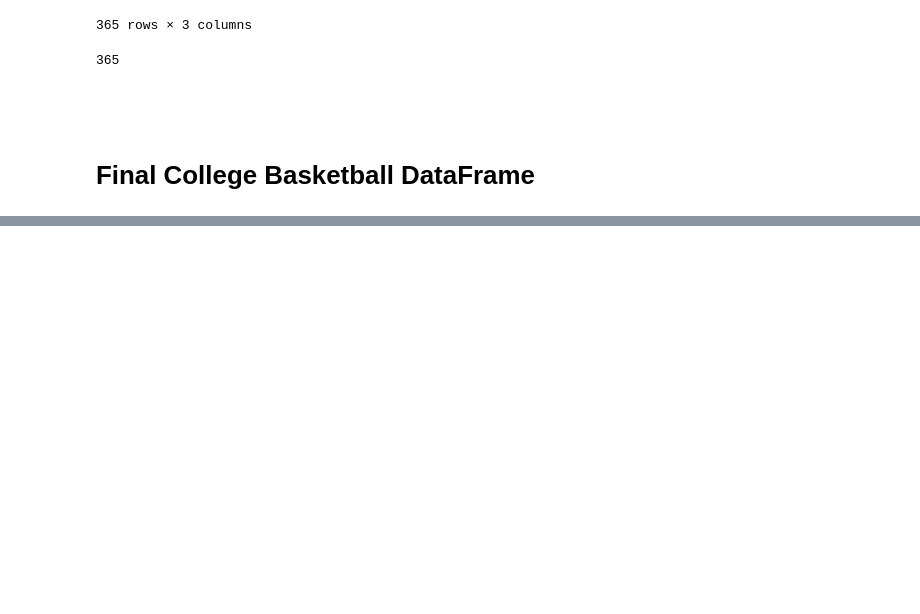
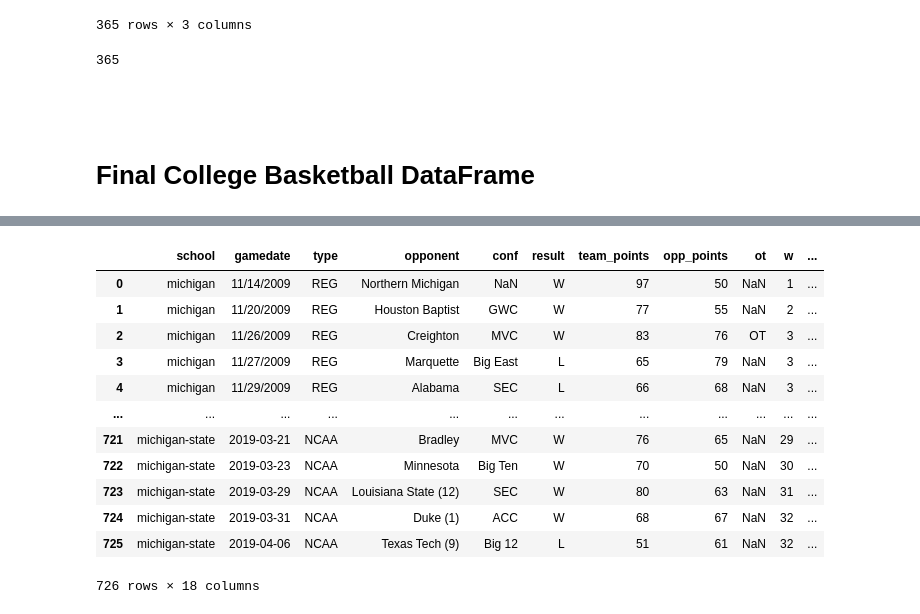
Before and after one commit to djboudia/milestone, a Jupyter notebook: 03_notebooks/basketball_times.ipynb, the cells around one changed output, grey strips where cells are left out. Saved outputs shown, nothing was run; the diff lists cells and outputs as text; code cells hidden in the pictures; blank space fills up the shorter version.

```diff
--- a/03_notebooks/basketball_times.ipynb
+++ b/03_notebooks/basketball_times.ipynb
@@ -625,2 +673,18 @@ df_basketball[-40:-1]
+# %%
+df_basketball
+# %% [output]
+|  | school | gamedate | type | opponent | conf | result | team_points | opp_points | ot | w | ... |
+| 0 | michigan | 11/14/2009 | REG | Northern Michigan | NaN | W | 97 | 50 | NaN | 1 | ... |
+| 1 | michigan | 11/20/2009 | REG | Houston Baptist | GWC | W | 77 | 55 | NaN | 2 | ... |
+| 2 | michigan | 11/26/2009 | REG | Creighton | MVC | W | 83 | 76 | OT | 3 | ... |
+| 3 | michigan | 11/27/2009 | REG | Marquette | Big East | L | 65 | 79 | NaN | 3 | ... |
+| 4 | michigan | 11/29/2009 | REG | Alabama | SEC | L | 66 | 68 | NaN | 3 | ... |
+| ... | ... | ... | ... | ... | ... | ... | ... | ... | ... | ... | ... |
+| 721 | michigan-state | 2019-03-21 | NCAA | Bradley | MVC | W | 76 | 65 | NaN | 29 | ... |
+| 722 | michigan-state | 2019-03-23 | NCAA | Minnesota | Big Ten | W | 70 | 50 | NaN | 30 | ... |
+| 723 | michigan-state | 2019-03-29 | NCAA | Louisiana State (12) | SEC | W | 80 | 63 | NaN | 31 | ... |
+| 724 | michigan-state | 2019-03-31 | NCAA | Duke (1) | ACC | W | 68 | 67 | NaN | 32 | ... |
+| 725 | michigan-state | 2019-04-06 | NCAA | Texas Tech (9) | Big 12 | L | 51 | 61 | NaN | 32 | ... |
+726 rows × 18 columns
 # %%
 df_basketball.to_csv(r'C:\Users\RJ\Downloads\df_basketball.csv', sep=',')
```
Also changed, not shown: parts of 23 cells of this notebook.
